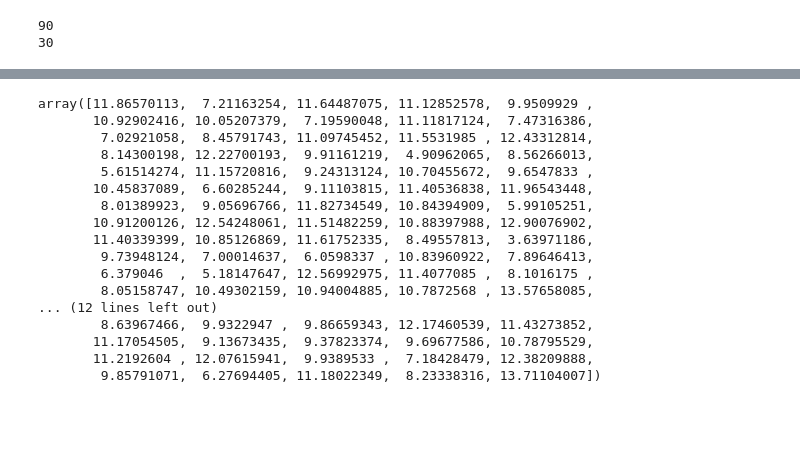
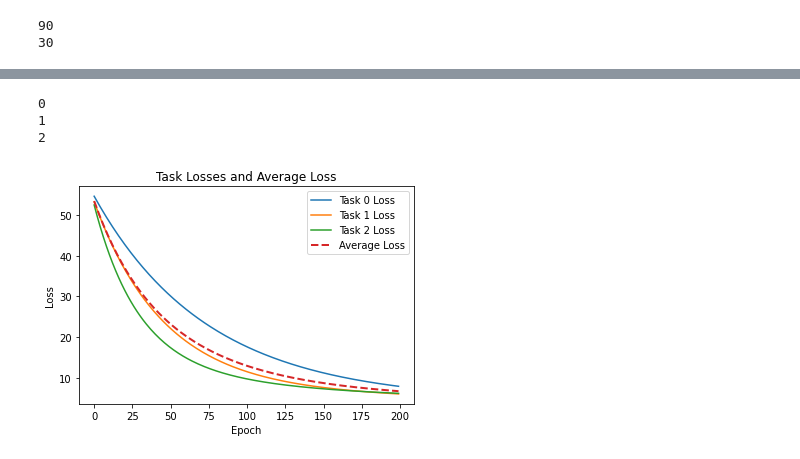
Before and after one commit to Abdulmomen96/fml_sheaves, a Jupyter notebook: Experiment1_different_models/regression/fml_sheaves_libsvm_regression_numpy.ipynb, the cells around one changed output, grey strips where cells are left out. Cells and saved outputs as stored; diff of their text form; code cells hidden in the pictures; blank space fills up the shorter version.

```diff
--- a/Experiment1_different_models/regression/fml_sheaves_libsvm_regression_numpy.ipynb
+++ b/Experiment1_different_models/regression/fml_sheaves_libsvm_regression_numpy.ipynb
@@ -21,8 +24,15 @@ def random_split(X, y, n, seed):
 # %%
+def get_data(data):
+    data = load_svmlight_file(data)
+    return data[0].toarray(), data[1]
+data = "./abalone_scale.txt"
+X, y = get_data(data)
+
+
 X, y = random_split(X, y, 3, 42)
 X1 = X[0][:, 0:4]
-X2 = X[1][:, 2: 6]
-X3 = X[2][:, 3:]
+X2 = X[1][:, 0: 6]
+X3 = X[2][:, 0:]
 y1 = y[0]
 y2 = y[1]
 y3 = y[2]
@@ -31,7 +41,7 @@ X_test = [np.concatenate([X[1], X[2]], axis=0), np.concatenate([X[0], X[2]], axi
 y_test = [np.concatenate((y[1], y[2])), np.concatenate((y[0], y[2])), np.concatenate((y[0], y[1]))]
 
 
-subset_ranges = [np.arange(0, 4), np.arange(2, 6), np.arange(3, 8)]
+subset_ranges = [np.arange(0, 4), np.arange(0, 6), np.arange(0, 8)]
 subset_lengths = [subset_ranges[0].shape[0], subset_ranges[1].shape[0], subset_ranges[2].shape[0]]
 
 X1, y1 = random_split(X1, y1, 10, 42)
@@ -135,7 +164,7 @@ print(G.number_of_nodes())
 90
 30
 # %%
-theta = [np.zeros(num_features) for _ in range(no_users)]
+theta = [np.zeros(subset_lengths[i]) for i, cluster_size in enumerate(cluster_sizes) for j in range(cluster_size)]
 # %%
 n_iters = 200
 alpha = 0.01
@@ -200,20 +235,35 @@ array([ 9.,  6., 11.,  9.,  9., 19., 13.,  7.,  8.,  7.,  8., 14., 11.,
-# %%
-np.dot(X1[0], theta[0])
-# %% [output]
-array([11.86570113,  7.21163254, 11.64487075, 11.12852578,  9.9509929 ,
-       10.92902416, 10.05207379,  7.19590048, 11.11817124,  7.47316386,
-        7.02921058,  8.45791743, 11.09745452, 11.5531985 , 12.43312814,
-        8.14300198, 12.22700193,  9.91161219,  4.90962065,  8.56266013,
-        5.61514274, 11.15720816,  9.24313124, 10.70455672,  9.6547833 ,
-       10.45837089,  6.60285244,  9.11103815, 11.40536838, 11.96543448,
-        8.01389923,  9.05696766, 11.82734549, 10.84394909,  5.99105251,
-       10.91200126, 12.54248061, 11.51482259, 10.88397988, 12.90076902,
-       11.40339399, 10.85126869, 11.61752335,  8.49557813,  3.63971186,
-        9.73948124,  7.00014637,  6.0598337 , 10.83960922,  7.89646413,
-        6.379046  ,  5.18147647, 12.56992975, 11.4077085 ,  8.1016175 ,
-        8.05158747, 10.49302159, 10.94004885, 10.7872568 , 13.57658085,
-... (12 lines left out)
-        8.63967466,  9.9322947 ,  9.86659343, 12.17460539, 11.43273852,
-       11.17054505,  9.13673435,  9.37823374,  9.69677586, 10.78795529,
-       11.2192604 , 12.07615941,  9.9389533 ,  7.18428479, 12.38209888,
-        9.85791071,  6.27694405, 11.18022349,  8.23338316, 13.71104007])
+# %%
+
+
+# Load and plot each task loss
+lamda = 0
+all_task_losses = []
+fig, ax = plt.subplots()
+for key in task_loss.keys():
+    # Load the NumPy array
+    print(key)
+    array_loss = task_loss[key]
+
+    # Append the task loss to the list
+    all_task_losses.append(array_loss)
+
+    # Plot the task loss
+    plt.plot(array_loss, label='Task ' + key + ' Loss')
+
+# Calculate and plot the average loss
+average_loss = np.mean(all_task_losses, axis=0)
+plt.plot(average_loss, label='Average Loss', linestyle='--', linewidth=2)
+
+# Add labels and legend
+plt.xlabel('Epoch')
+plt.ylabel('Loss')
+plt.title('Task Losses and Average Loss')
+plt.legend()
+
+# Show the plot
+plt.show()
+# %% [output]
+0
+1
+2
+[figure, added]
```
Also changed, not shown: parts of 9 cells of this notebook.
